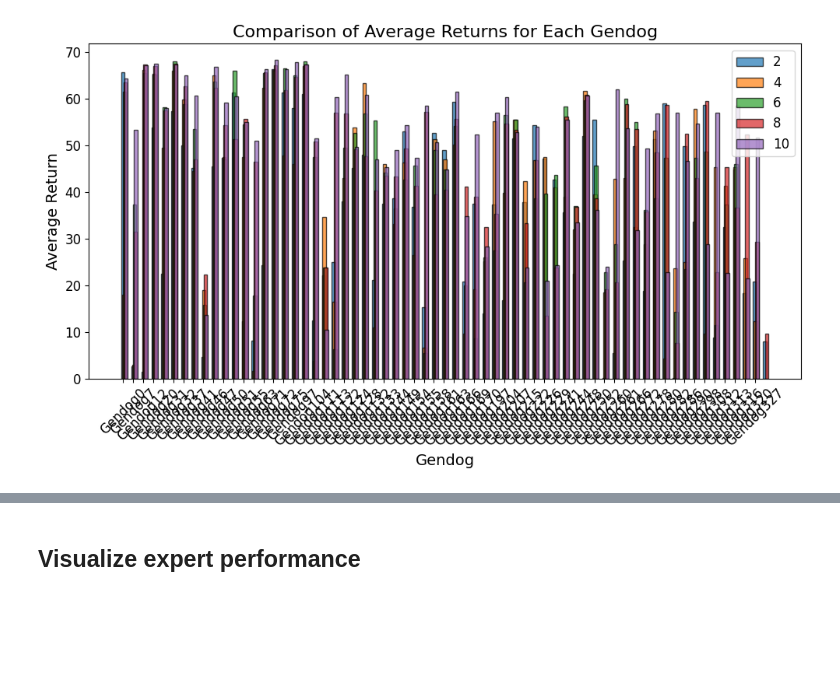
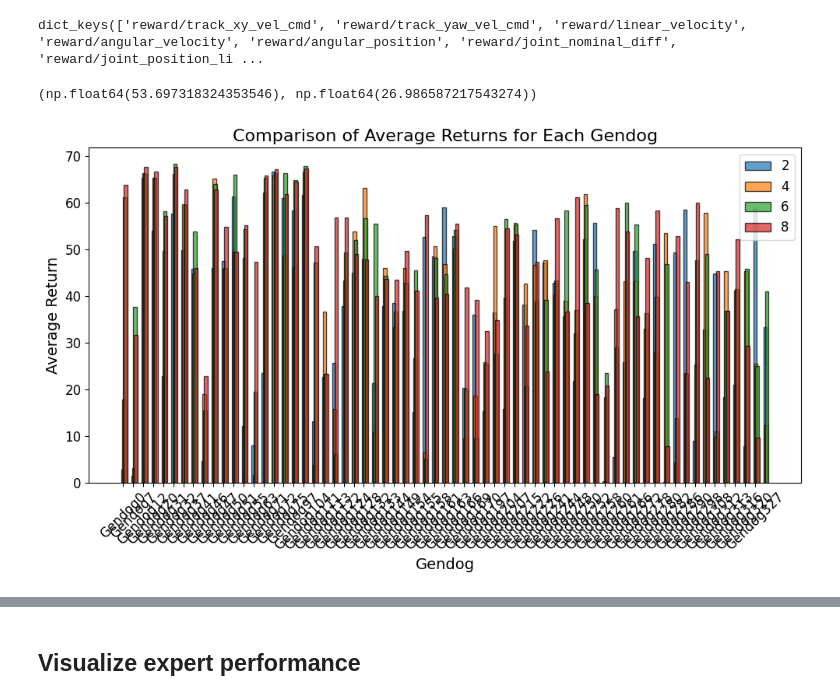
Before and after one commit to Dichen-Li/Adaptive-Embodiment, a Jupyter notebook: analysis/analyze_scaling_curve.ipynb, the cells around one changed output, grey strips where cells are left out. Drawn from its saved outputs; the diff is of its cells as text; code cells hidden in the pictures; blank space fills up the shorter version.

Commit message:
add support for detailed reward logs

```diff
--- a/analysis/analyze_scaling_curve.ipynb
+++ b/analysis/analyze_scaling_curve.ipynb
@@ -19,11 +26,11 @@ import os
 # ]
 
 json_paths = [
-    "/mnt/hdd_0/distillation_results/bai_quadruped_exp/scaling_factor_0.2_v3/eval_student_model_urma_detailed.json",
-    "/mnt/hdd_0/distillation_results/bai_quadruped_exp/scaling_factor_0.4_v3/eval_student_model_urma_detailed.json",
-    "/mnt/hdd_0/distillation_results/bai_quadruped_exp/scaling_factor_0.6_v3/eval_student_model_urma_detailed.json",
-    "/mnt/hdd_0/distillation_results/bai_quadruped_exp/scaling_factor_0.8_v3/eval_student_model_urma_detailed.json",
-    "/mnt/hdd_0/distillation_results/bai_quadruped_exp/scaling_factor_1.0_v3_worker0_maxfile5_no12/eval_student_model_urma_detailed.json",
+    "/bai-fast-vol/model/bai_quadruped_exp/scaling_factor_0.2_v3/eval_student_model_urma_detailed_v2.json",
+    "/bai-fast-vol/model/bai_quadruped_exp/scaling_factor_0.4_v3/eval_student_model_urma_detailed_v2.json",
+    "/bai-fast-vol/model/bai_quadruped_exp/scaling_factor_0.6_v3/eval_student_model_urma_detailed_v2.json",
+    "/bai-fast-vol/model/bai_quadruped_exp/scaling_factor_0.8_v3/eval_student_model_urma_detailed_v2.json",
+    # "/bai-fast-vol/model/bai_quadruped_exp/scaling_factor_1.0_v3_worker0_maxfile5_no12/eval_student_model_urma_detailed_v2.json",
 ]
 
 # Function to read JSON files and load dictionaries
@@ -82,32 +97,40 @@ data_dicts = remove_nans(data_dicts)
+# %%
+dic['Gendog12']['reward_extras'].keys()
+# %% [output]
+dict_keys(['reward/track_xy_vel_cmd', 'reward/track_yaw_vel_cmd', 'reward/linear_velocity', 'reward/angular_velocity', 'reward/angular_position', 'reward/joint_nominal_diff', 'reward/joint_position_li ...
+# %%
+np.array(dic['Gendog12']['reward_extras']['reward/track_xy_vel_cmd']).mean(), np.array(dic['Gendog12']['reward_extras']['reward/track_yaw_vel_cmd']).mean()
+# %% [output]
+(np.float64(53.697318324353546), np.float64(26.986587217543274))
 # %%
-""# Create the plot
+# Create the plot
 plt.figure(figsize=(10, 6))
 
 labels = [2, 4, 6, 8, 10]
 
 for i, data_dict in enumerate(data_dicts):
     # Extract Gendogs and their average returns
     gendogs = list(data_dict.keys())
     rewards = [data_dict[gendog]['average_return'] for gendog in gendogs]
 
     # X positions for the bars
     x = np.arange(len(gendogs))  # The label locations
     width = 0.35  # Width of the bars
 
     plt.bar(x + i*width/len(data_dicts), rewards, width, label=labels[i], alpha=0.7, edgecolor='black')
 
 # Add titles and labels
 plt.title("Comparison of Average Returns for Each Gendog", fontsize=16)
 plt.xlabel("Gendog", fontsize=14)
 plt.ylabel("Average Return", fontsize=14)
 plt.xticks(x, gendogs, fontsize=12, rotation=45)
 plt.yticks(fontsize=12)
 plt.legend(fontsize=12)
 
 # Display the plot
 plt.tight_layout()
 plt.show()
 # %% [output]
-[figure, old version]
+[figure, new version]
 # %%
 !pip install seaborn
```
Also changed, not shown: parts of 17 cells of this notebook.
